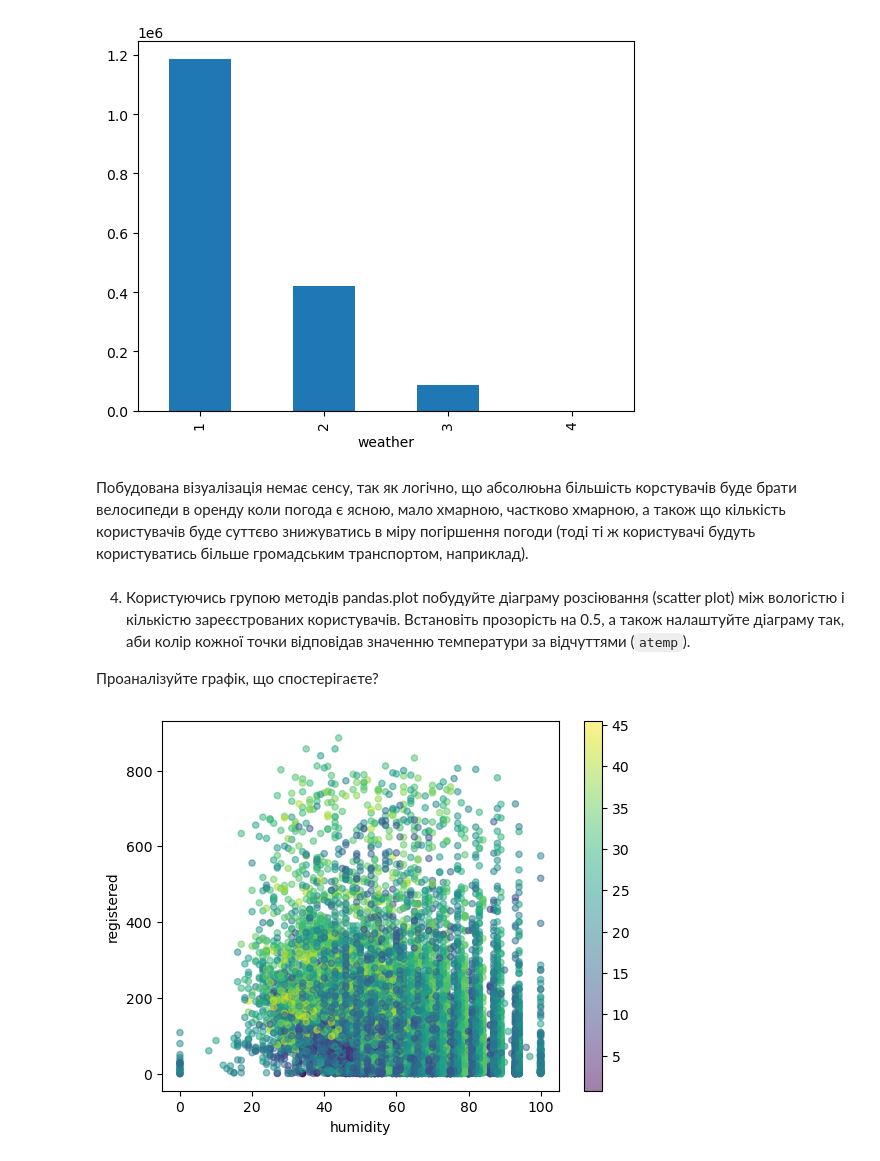
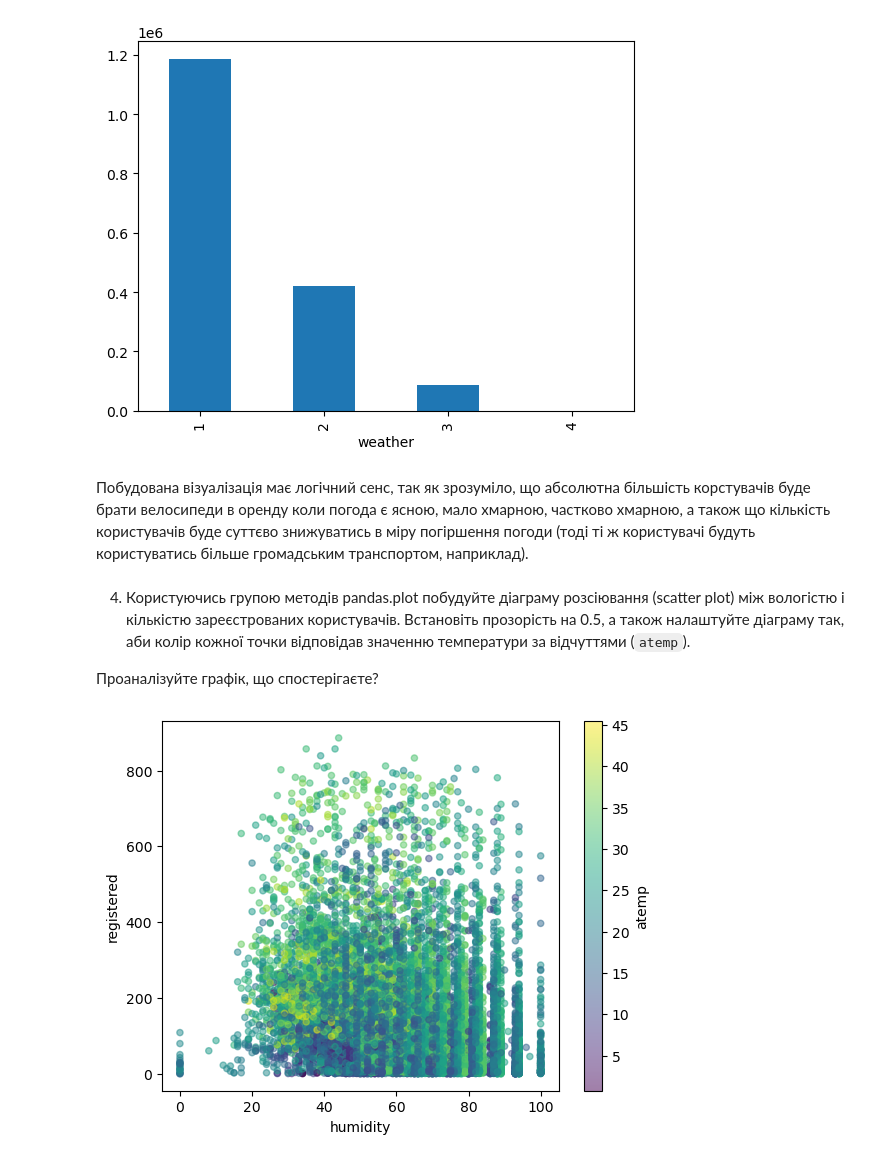
Before and after one commit to bhaz123/Python_for_DA_tasks_AW, a Jupyter notebook: module_4/hw_4_4_Візуалізація_з_pandas.ipynb, the cells around one changed output. Cells and saved outputs as stored; diff of their text form; code cells hidden in the pictures.

```diff
--- a/module_4/hw_4_4_Візуалізація_з_pandas.ipynb
+++ b/module_4/hw_4_4_Візуалізація_з_pandas.ipynb
@@ -121,14 +122,14 @@ plt.show();
 # %% [output]
 [figure]
 # %% [markdown]
-Побудована візуалізація немає сенсу, так як логічно, що абсолюьна більшість корстувачів буде брати велосипеди в оренду коли погода є ясною, мало хмарною, частково хмарною, а також що кількість користувачів буде суттєво знижуватись в міру погіршення погоди (тоді ті ж користувачі будуть користуватись більше громадським транспортом, наприклад).
+Побудована візуалізація має логічний сенс, так як зрозуміло, що абсолютна більшість корстувачів буде брати велосипеди в оренду коли погода є ясною, мало хмарною, частково хмарною, а також що кількість користувачів буде суттєво знижуватись в міру погіршення погоди (тоді ті ж користувачі будуть користуватись більше громадським транспортом, наприклад).
 # %% [markdown]
 4. Користуючись групою методів pandas.plot побудуйте діаграму розсіювання (scatter plot) між вологістю і кількістю зареєстрованих користувачів. Встановіть прозорість на 0.5, а також налаштуйте діаграму так, аби колір кожної точки відповідав значенню температури за відчуттями (`atemp`).
 
 Проаналізуйте графік, що спостерігаєте?
 # %%
-df.plot(kind='scatter', x='humidity', y='registered', alpha=0.5, c=df['atemp'], colorbar=True)
+df.plot(kind='scatter', x='humidity', y='registered', alpha=0.5, c='atemp', colorbar=True)
 plt.show();
 # %% [output]
-[figure, old version]
+[figure, new version]
 # %% [markdown]
```
Also changed, not shown: parts of 2 cells of this notebook.
